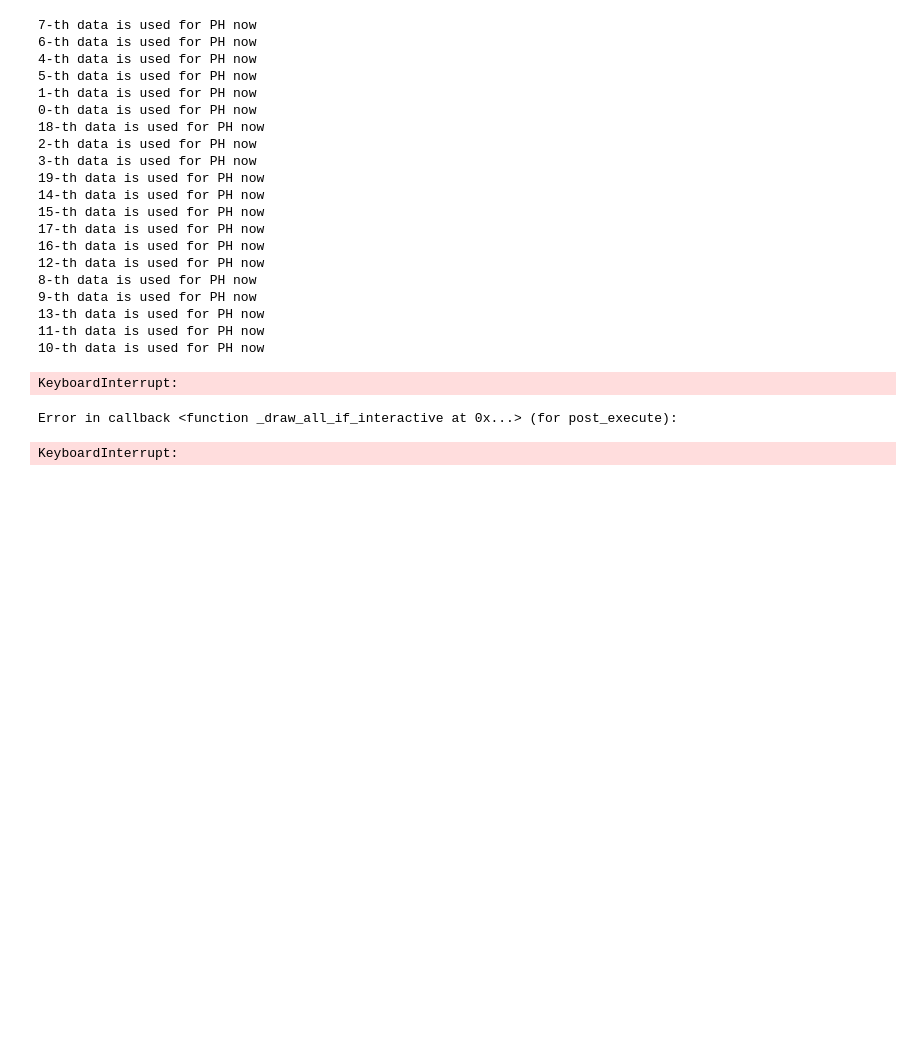
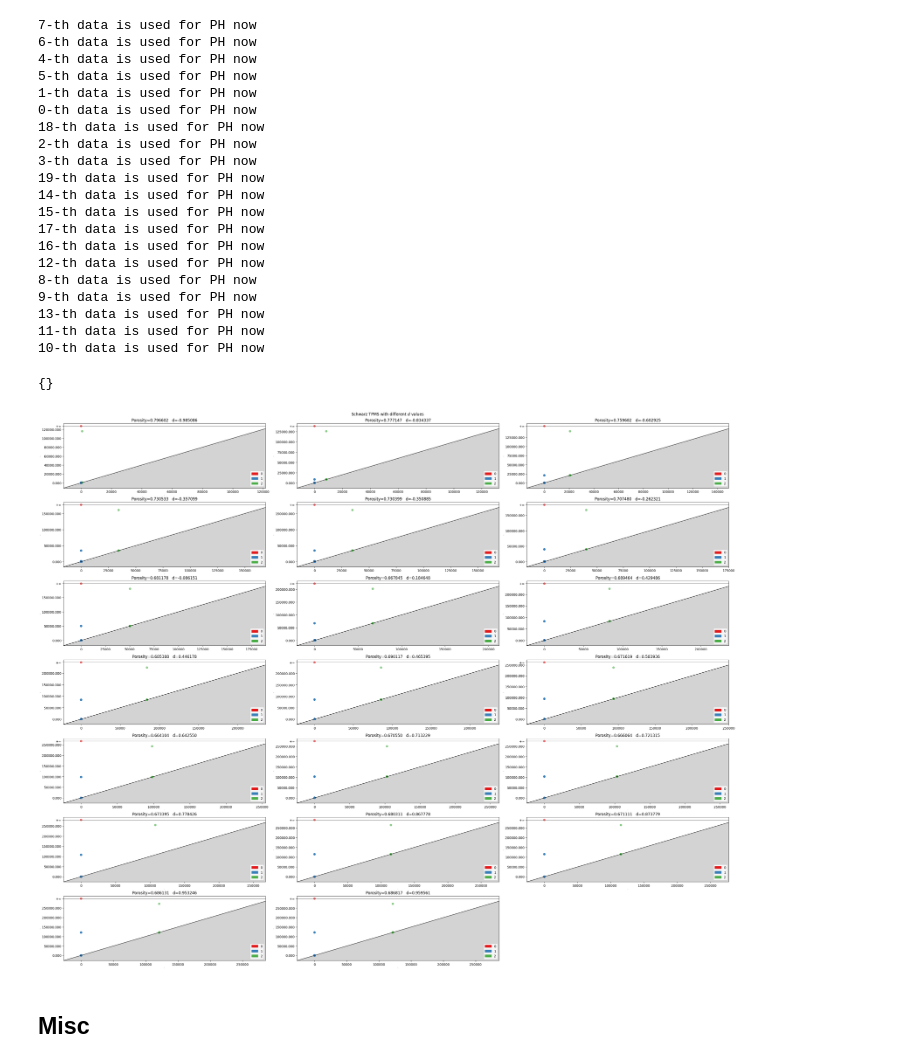
Before and after one commit to Snopoff/Persistent-Homology-of-Triple-Periodic-Minimal-Surfaces, a Jupyter notebook: Persistence.ipynb, the cells around one changed output. Saved outputs shown, nothing was run; the diff lists cells and outputs as text; code cells hidden in the pictures; blank space fills up the shorter version.

```diff
--- a/Persistence.ipynb
+++ b/Persistence.ipynb
@@ -95,0 +36,3 @@ d_param_dict = {
+# %%
+SIZE = 20
+NUMBER_OF_POINTS = 1000
@@ -244,19 +192,32 @@ def gudhi_dgm_to_giotto(dgm):
 # %% [markdown]
 ## Persistence of Schwarz TPMS
 # %%
+Vectorizer=Landscape(num_landscapes=2,resolution=10)
+Scalarizer = Entropy()
+
 dgms = {}
 dgms_0 = {}
+vectorized_dgms_0 = {}
 dgms_1 = {}
+#vectorized_dgms_1 = {}
 dgms_2 = {}
+#vectorized_dgms_2 = {}
+entropies_1 = {}
+entropies_2 = {}
+
 for i, pc in pointcloud_dict_Schwarz.items():
     print(f"{i}-th data is used for PH now")
     ac = gd.AlphaComplex(points=pc)
     stree = ac.create_simplex_tree()
     dgm = stree.persistence()
-    dgms[i] = dgm
-    dgms_0[i] = stree.persistence_intervals_in_dimension(0)
-    dgms_1[i] = stree.persistence_intervals_in_dimension(1)
-    dgms_2[i] = stree.persistence_intervals_in_dimension(2)
+    entropies_1[i] = Scalarizer.fit_transform([stree.persistence_intervals_in_dimension(1)])
+    entropies_2[i] = Scalarizer.fit_transform([stree.persistence_intervals_in_dimension(2)])
+    #vectorized_dgms_1[i] = Vectorizer.fit_transform([stree.persistence_intervals_in_dimension(1)])
+    #vectorized_dgms_2[i] = Vectorizer.fit_transform([stree.persistence_intervals_in_dimension(2)])
+    #dgms[i] = dgm
+    #dgms_0[i] = stree.persistence_intervals_in_dimension(0)
+    #dgms_1[i] = stree.persistence_intervals_in_dimension(1)
+    #dgms_2[i] = stree.persistence_intervals_in_dimension(2)
 # %% [output]
 7-th data is used for PH now
 6-th data is used for PH now
@@ -278,20 +239,26 @@ for i, pc in pointcloud_dict_Schwarz.items():
 13-th data is used for PH now
 11-th data is used for PH now
 10-th data is used for PH now
+# %%
+vectorized_dgms_0
+# %% [output]
+{}
 # %%
-fig, axes = plt.subplots(figsize=(30,9), ncols=4, nrows=4, constrained_layout=True)
+fig, axes = plt.subplots(figsize=(30,24), ncols=3, nrows=7, constrained_layout=True)
 axes = axes.flatten()
 for i in range(SIZE):
     gd.plot_persistence_diagram(dgms[i], axes=axes[i], fontsize=0)
-    axes[i].set_title(f"Porosity={porosity_dict_Schwarz[i]:f}   d={d_param_dict[i]:f}")
+    axes[i].set_title(f"Porosity={porosity_df['porosity_Schwarz_p'][i]:f}   d={porosity_df['d_param'][i]:f}")
 
+[fig.delaxes(ax) for ax in axes.flatten() if not ax.has_data()]
+
+fig.suptitle('Schwarz TPMS with different $d$ values')
 fig.savefig('Schwarz_pd_per_porosity_size_10.png')
-fig.suptitle('Schwarz TPMS with different $d$ values')
 plt.show()
 # %% [output]
-KeyboardInterrupt:
-Error in callback <function _draw_all_if_interactive at 0x...> (for post_execute):
-KeyboardInterrupt:
+[figure, added]
+# %% [markdown]
+## Misc
 # %%
 fig, axes = plt.subplots(figsize=(30,9), ncols=5, nrows=4, constrained_layout=True)
 axes = axes.flatten()
```
Also changed, not shown: parts of 17 cells of this notebook, 6 other files.
